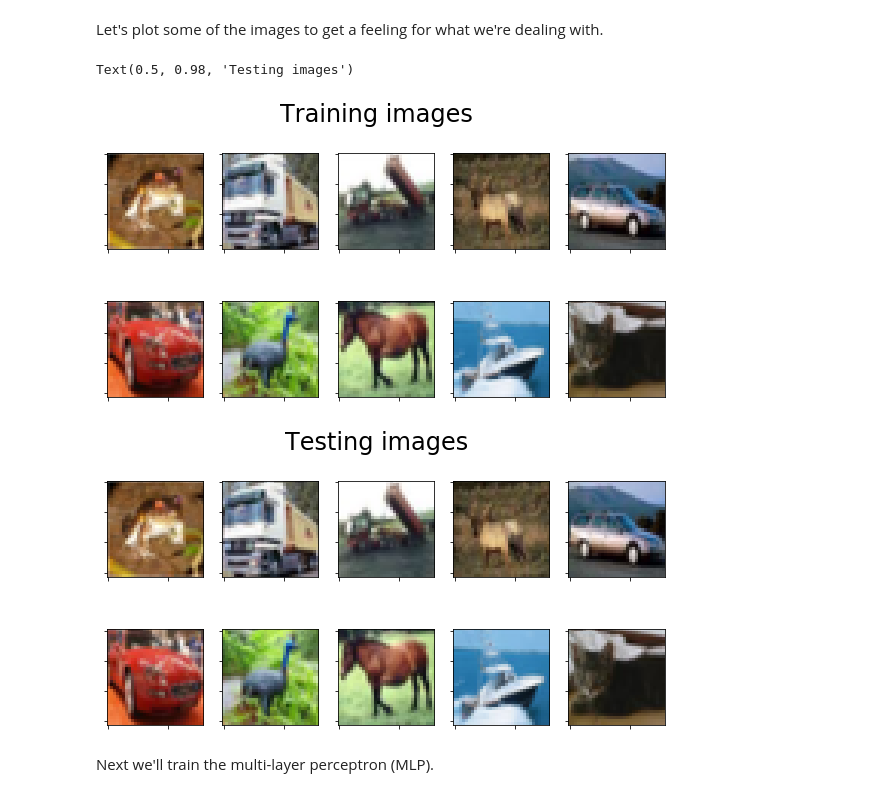
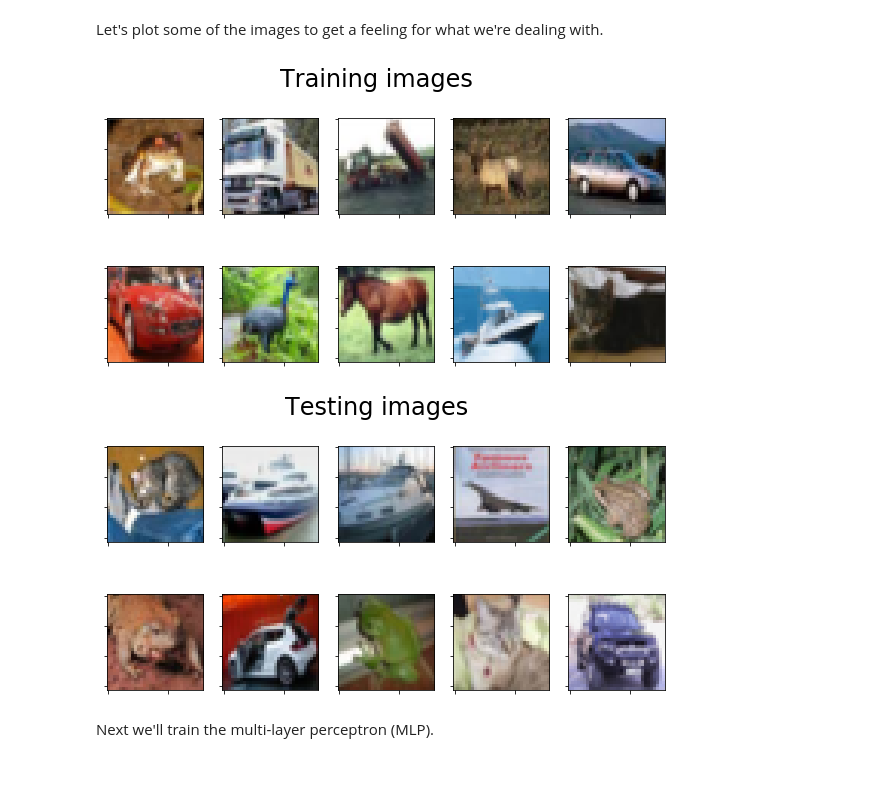
Before and after one commit to tiger990111/CNN, a Jupyter notebook: Labs/Lab6/Lab6.ipynb, the cells around one changed output. Cells and saved outputs as stored; diff of their text form; code cells hidden in the pictures.

```diff
--- a/Labs/Lab6/Lab6.ipynb
+++ b/Labs/Lab6/Lab6.ipynb
@@ -489,29 +491,32 @@ x_test = x_test / 255
 # %% [markdown]
 Let's plot some of the images to get a feeling for what we're dealing with.
 # %%
+import matplotlib.pyplot as plt
+
 fig, ax = plt.subplots(2,5, figsize=(10,5))
 row = 0
 for i in range(10):
     if i > 4:
         row = 1
     ax[row][i%5].imshow(x_train[i])
     ax[row][i%5].tick_params(labelbottom=False, labelleft=False)
 
 plt.suptitle('Training images', fontsize=24)
 
 fig, ax = plt.subplots(2,5, figsize=(10,5))
 row = 0
 for i in range(10):
     if i > 4:
         row = 1
-    ax[row][i%5].imshow(x_train[i])
+    ax[row][i%5].imshow(x_test[i])
     ax[row][i%5].tick_params(labelbottom=False, labelleft=False)
 
 plt.suptitle('Testing images', fontsize=24)
+
+plt.show()
 # %% [output]
-Text(0.5, 0.98, 'Testing images')
 [figure]
-[figure, old version]
+[figure, new version]
 # %% [markdown]
 Next we'll train the multi-layer perceptron (MLP).
 # %% [markdown]
```
Also changed, not shown: parts of 6 cells of this notebook, 1 other file.
